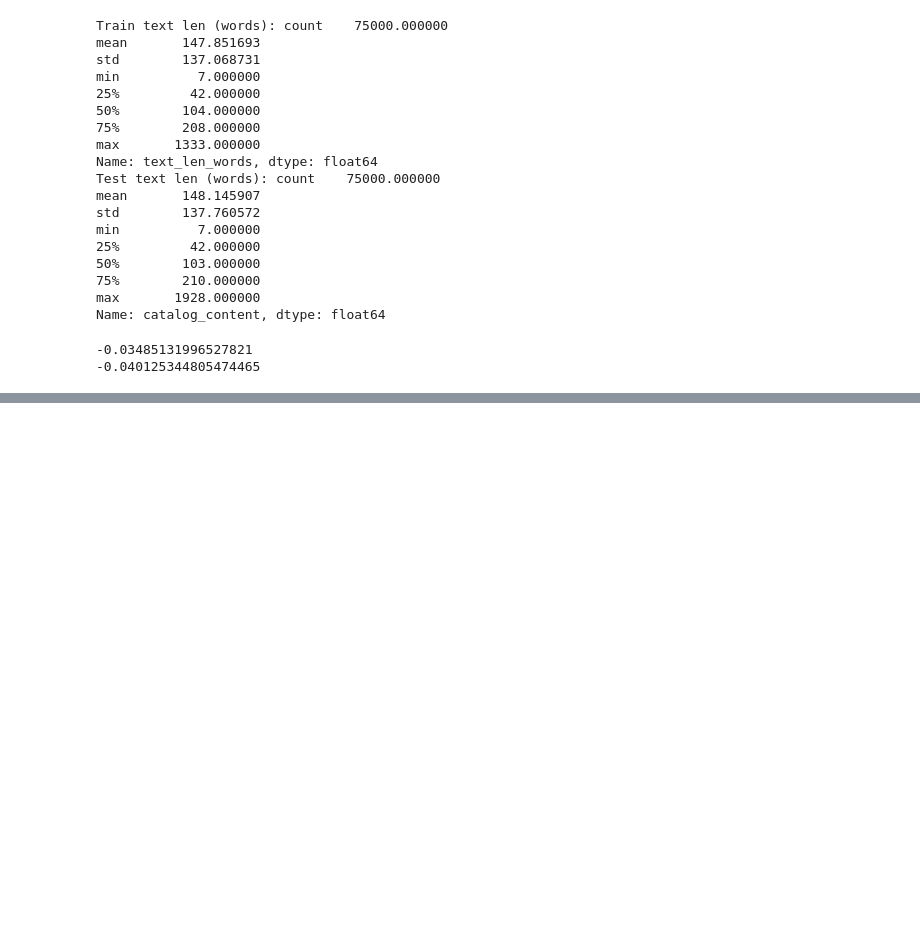
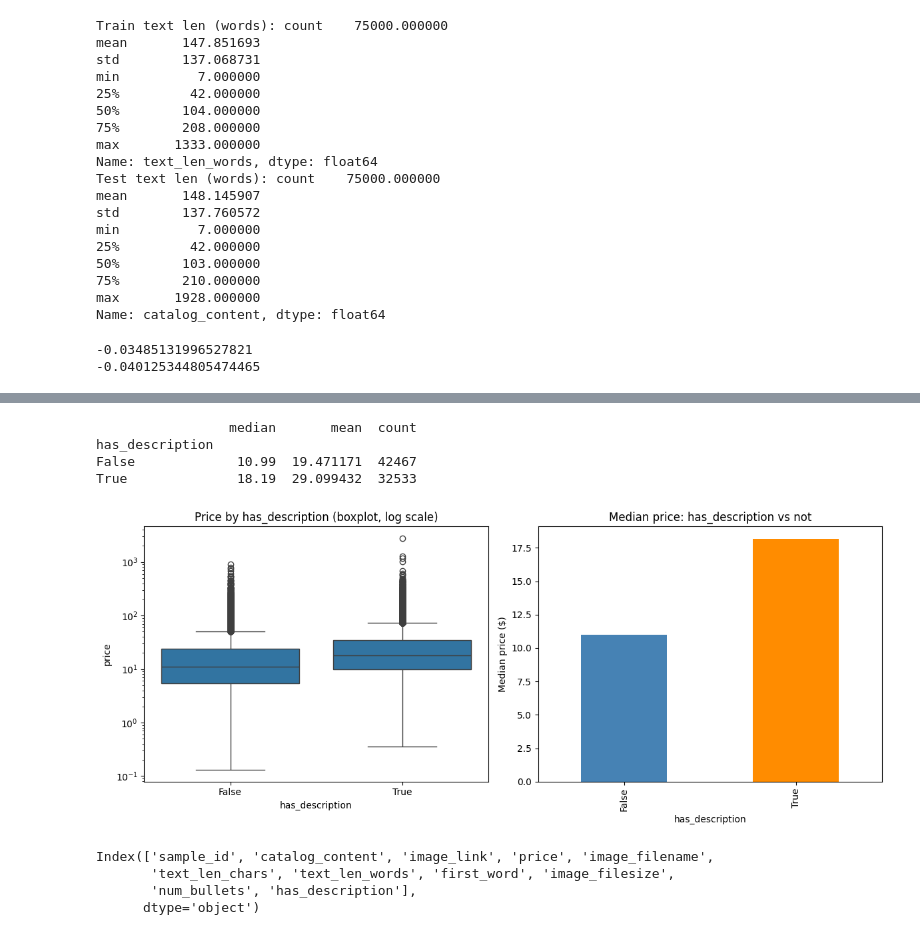
Before and after one commit to Charu-Mittal12/AMAZON-ML-CHALLANGE-2025, a Jupyter notebook: notebooks/01_eda.ipynb, the cells around one changed output, grey strips where cells are left out. Cells and saved outputs as stored; diff of their text form; code cells hidden in the pictures; blank space fills up the shorter version.

```diff
--- a/notebooks/01_eda.ipynb
+++ b/notebooks/01_eda.ipynb
@@ -329,0 +489,31 @@ print(train['image_filesize'].corr(np.log1p(train['price'])))
+# %%
+train['has_description'] = (train['description'] != '') if 'description' in train.columns else train['catalog_content'].astype(str).str.contains(r'Product Description:', na=False)
+
+summary = train.groupby('has_description')['price'].agg(['median', 'mean', 'count'])
+print(summary)
+
+fig, axes = plt.subplots(1, 2, figsize=(12, 5))
+
+sns.boxplot(x='has_description', y='price', data=train, ax=axes[0])
+axes[0].set_yscale('log')
+axes[0].set_title('Price by has_description (boxplot, log scale)')
+
+summary['median'].plot(kind='bar', ax=axes[1], color=['steelblue', 'darkorange'])
+axes[1].set_title('Median price: has_description vs not')
+axes[1].set_ylabel('Median price ($)')
+
+plt.tight_layout()
+plt.show()
+# %% [output]
+                 median       mean  count
+has_description
+False             10.99  19.471171  42467
+True              18.19  29.099432  32533
+[figure, added]
+# %%
+train.columns
+# %% [output]
+Index(['sample_id', 'catalog_content', 'image_link', 'price', 'image_filename',
+       'text_len_chars', 'text_len_words', 'first_word', 'image_filesize',
+       'num_bullets', 'has_description'],
+      dtype='object')
```
Also changed, not shown: parts of 10 cells of this notebook.
